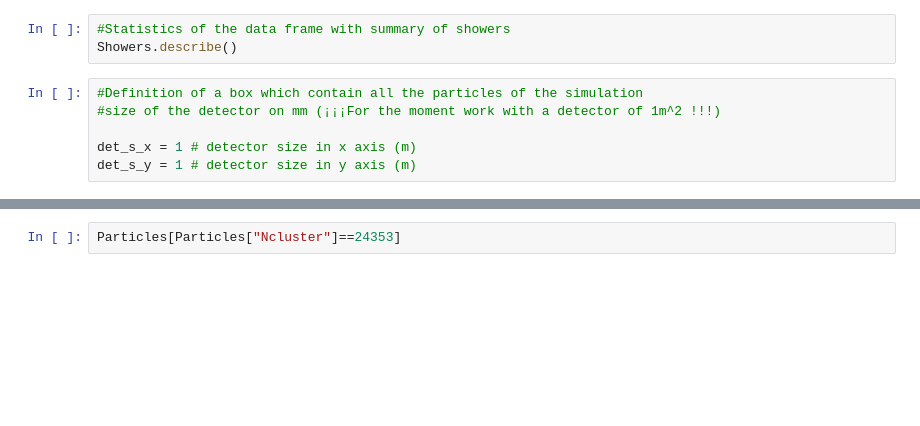
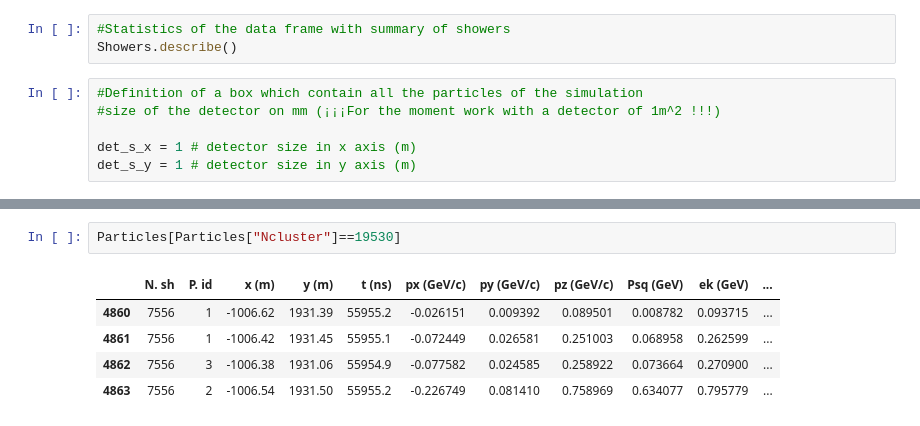
Before and after one commit to camilojtorresc/CosmicRays_ClusterAnalysis, a Jupyter notebook: clusters_analysis_v4.ipynb, the cells around one changed output, grey strips where cells are left out. Saved outputs shown, nothing was run; the diff lists cells and outputs as text; blank space fills up the shorter version.

```diff
--- a/clusters_analysis_v4.ipynb
+++ b/clusters_analysis_v4.ipynb
@@ -91,2 +195,8 @@ Particles[Particles["Ncluster"]==24353].describeribe()
 # %%
-Particles[Particles["Ncluster"]==24353]
+Particles[Particles["Ncluster"]==19530]
+# %% [output]
+|  | N. sh | P. id | x (m) | y (m) | t (ns) | px (GeV/c) | py (GeV/c) | pz (GeV/c) | Psq (GeV) | ek (GeV) | ... |
+| 4860 | 7556 | 1 | -1006.62 | 1931.39 | 55955.2 | -0.026151 | 0.009392 | 0.089501 | 0.008782 | 0.093715 | ... |
+| 4861 | 7556 | 1 | -1006.42 | 1931.45 | 55955.1 | -0.072449 | 0.026581 | 0.251003 | 0.068958 | 0.262599 | ... |
+| 4862 | 7556 | 3 | -1006.38 | 1931.06 | 55954.9 | -0.077582 | 0.024585 | 0.258922 | 0.073664 | 0.270900 | ... |
+| 4863 | 7556 | 2 | -1006.54 | 1931.50 | 55955.2 | -0.226749 | 0.081410 | 0.758969 | 0.634077 | 0.795779 | ... |
```
Also changed, not shown: parts of 14 cells of this notebook, 10 other files.
